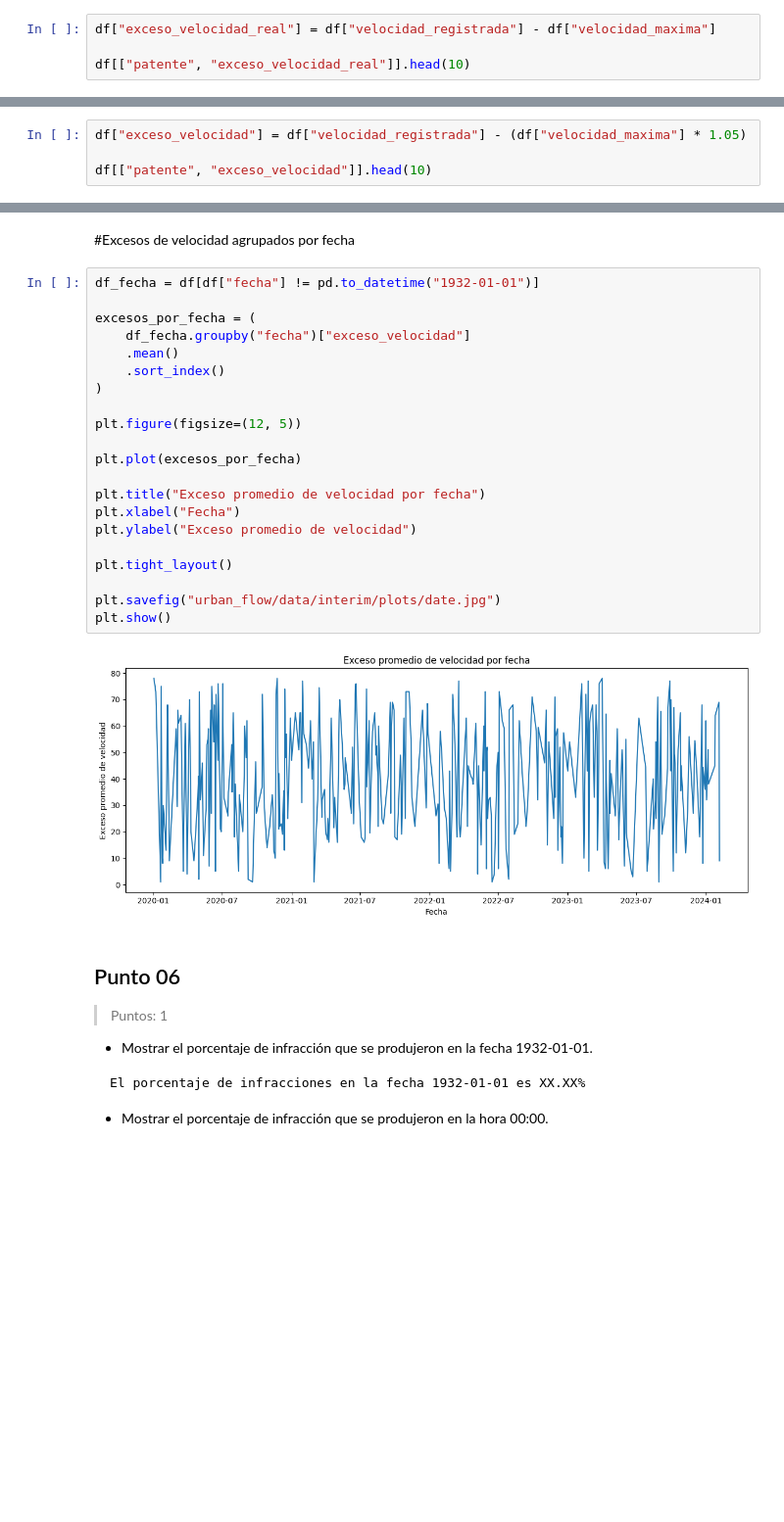
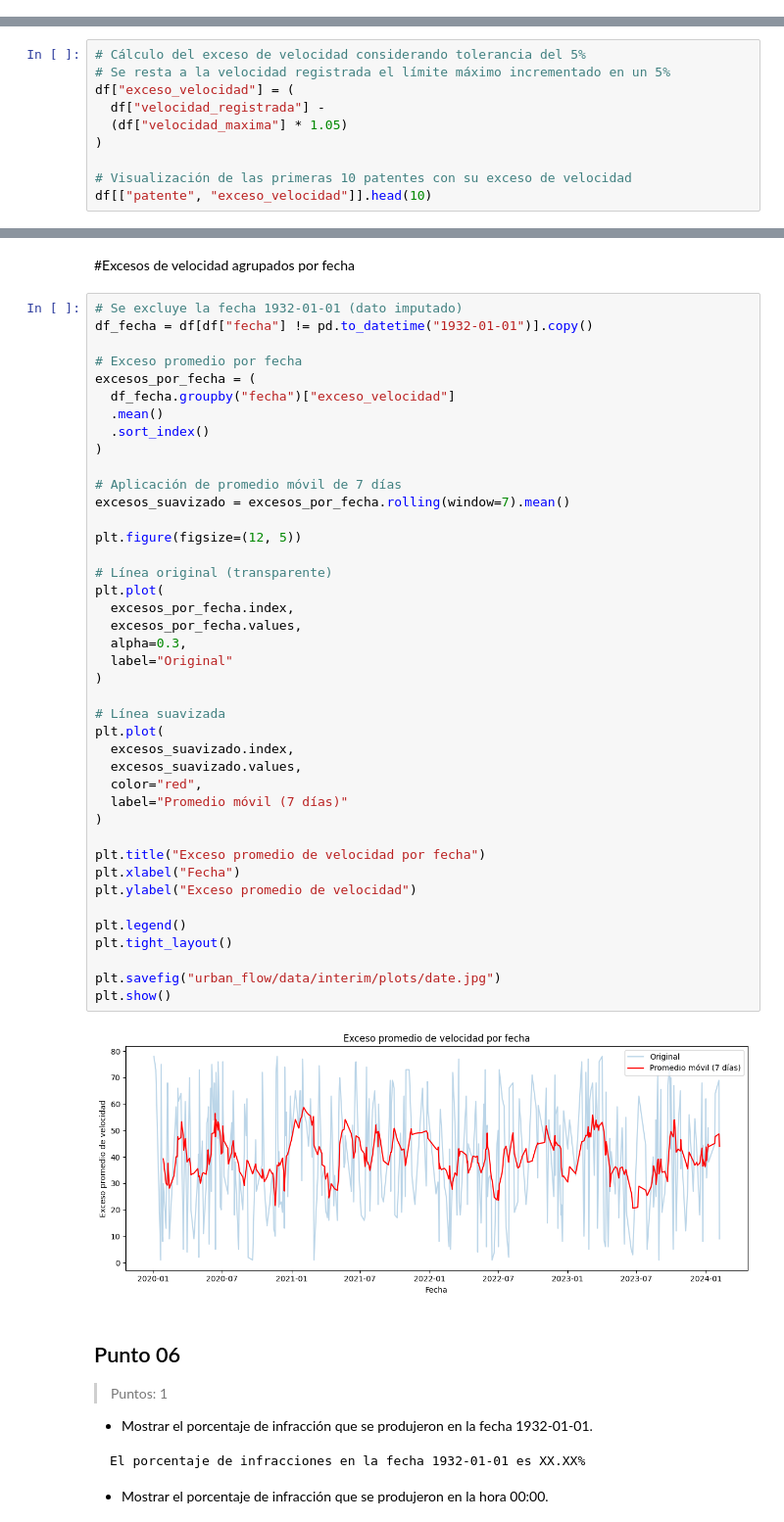
Before and after one commit to FrancoLavi/urban-flow-tp, a Jupyter notebook: Urban_Flow.ipynb, the cells around one changed output, grey strips where cells are left out. Shown at 98% size. Saved outputs shown, nothing was run; the diff lists cells and outputs as text; blank space fills up the shorter version.

```diff
--- a/Urban_Flow.ipynb
+++ b/Urban_Flow.ipynb
@@ -478,7 +525,3 @@ Las columnas observadas son:
  - velocidad_maxima
 # %% [markdown]
 #Crear columna exceso_velocidad_real
-# %%
-df["exceso_velocidad_real"] = df["velocidad_registrada"] - df["velocidad_maxima"]
-
-df[["patente", "exceso_velocidad_real"]].head(10)
@@ -497,6 +549,2 @@ df[["patente", "exceso_velocidad_real"]].head(10)
 # %% [markdown]
 #Crear columna exceso_velocidad
-# %%
-df["exceso_velocidad"] = df["velocidad_registrada"] - (df["velocidad_maxima"] * 1.05)
-
-df[["patente", "exceso_velocidad"]].head(10)
@@ -514,0 +551,10 @@ df[["patente", "exceso_velocidad"]].head(10)
+# %%
+# Cálculo del exceso de velocidad considerando tolerancia del 5%
+# Se resta a la velocidad registrada el límite máximo incrementado en un 5%
+df["exceso_velocidad"] = (
+  df["velocidad_registrada"] -
+  (df["velocidad_maxima"] * 1.05)
+)
+
+# Visualización de las primeras 10 patentes con su exceso de velocidad
+df[["patente", "exceso_velocidad"]].head(10)
@@ -765,28 +882,48 @@ plt.show()
 # %% [markdown]
 #Excesos de velocidad agrupados por fecha
 # %%
-df_fecha = df[df["fecha"] != pd.to_datetime("1932-01-01")]
+# Se excluye la fecha 1932-01-01 (dato imputado)
+df_fecha = df[df["fecha"] != pd.to_datetime("1932-01-01")].copy()
 
+# Exceso promedio por fecha
 excesos_por_fecha = (
-    df_fecha.groupby("fecha")["exceso_velocidad"]
-    .mean()
-    .sort_index()
+  df_fecha.groupby("fecha")["exceso_velocidad"]
+  .mean()
+  .sort_index()
 )
+
+# Aplicación de promedio móvil de 7 días
+excesos_suavizado = excesos_por_fecha.rolling(window=7).mean()
 
 plt.figure(figsize=(12, 5))
 
-plt.plot(excesos_por_fecha)
+# Línea original (transparente)
+plt.plot(
+  excesos_por_fecha.index,
+  excesos_por_fecha.values,
+  alpha=0.3,
+  label="Original"
+)
+
+# Línea suavizada
+plt.plot(
+  excesos_suavizado.index,
+  excesos_suavizado.values,
+  color="red",
+  label="Promedio móvil (7 días)"
+)
 
 plt.title("Exceso promedio de velocidad por fecha")
 plt.xlabel("Fecha")
 plt.ylabel("Exceso promedio de velocidad")
 
+plt.legend()
 plt.tight_layout()
 
 plt.savefig("urban_flow/data/interim/plots/date.jpg")
 plt.show()
 # %% [output]
-[figure, old version]
+[figure, new version]
 # %% [markdown]
 ## Punto 06
 
```
Also changed, not shown: parts of 20 cells of this notebook.
